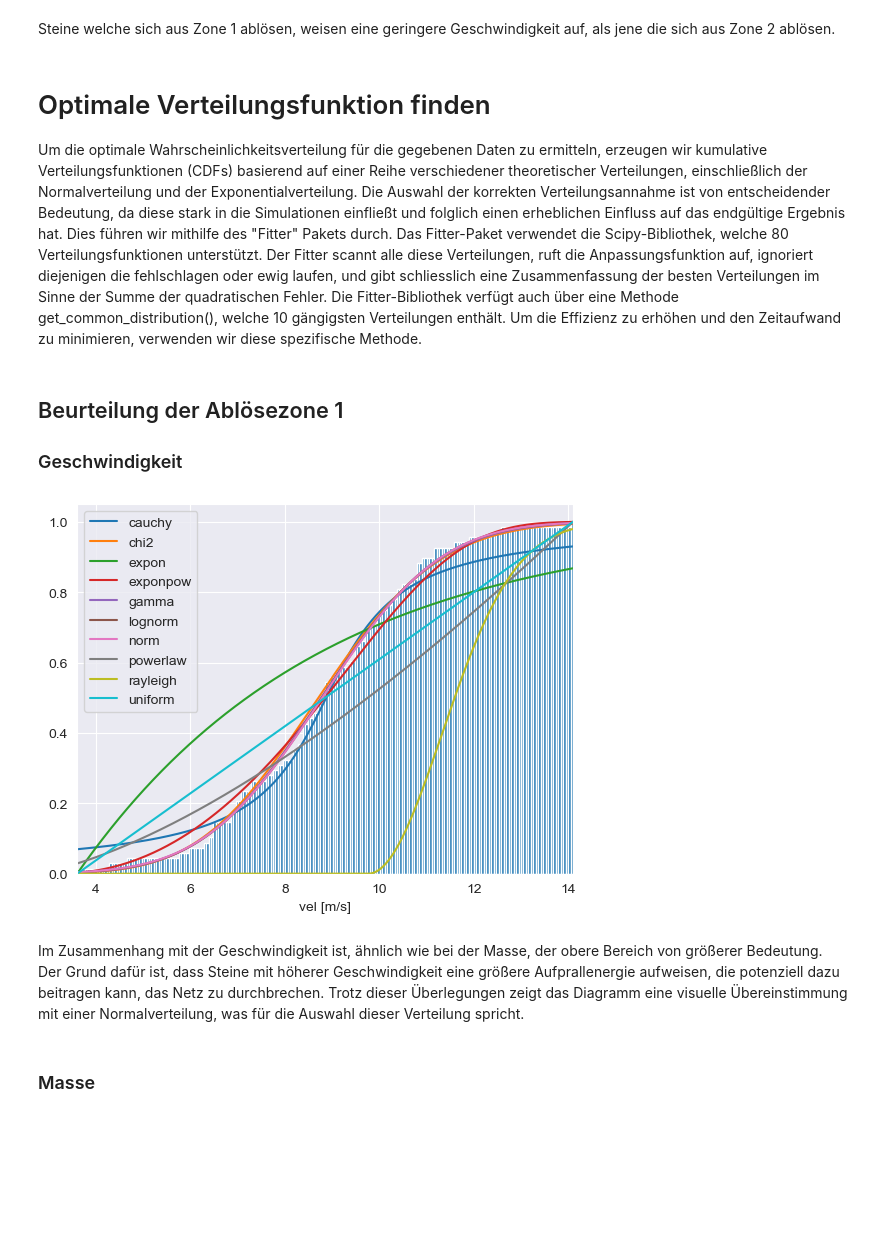
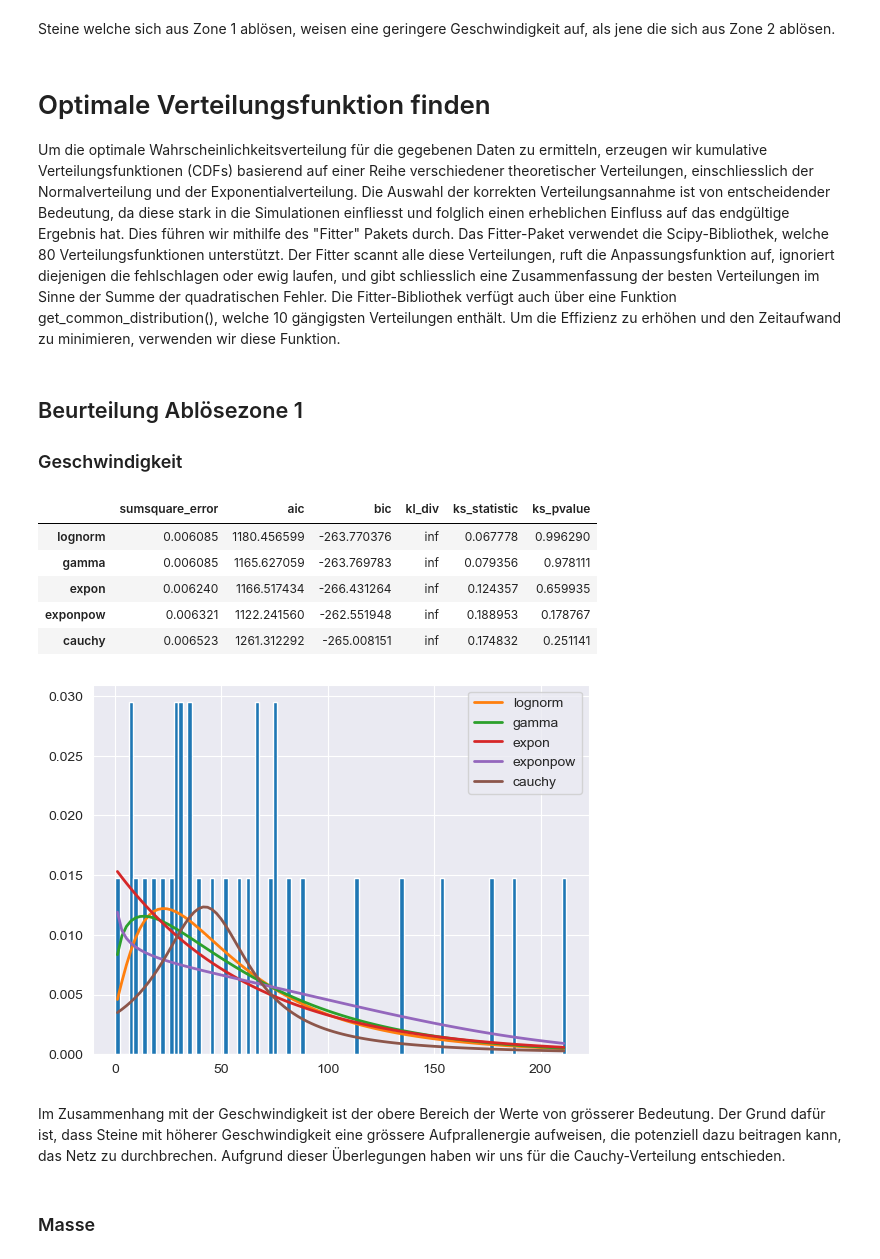
Before and after one commit to ChristianHeeb/cwm1_challenge, a Jupyter notebook: 01_notebook/notebook.ipynb, the cells around one changed output. Cells and saved outputs as stored; diff of their text form; code cells hidden in the pictures; blank space fills up the shorter version.

```diff
--- a/01_notebook/notebook.ipynb
+++ b/01_notebook/notebook.ipynb
@@ -622,6 +624,6 @@ Steine welche sich aus Zone 1 ablösen, weisen eine geringere Geschwindigkeit au
 # %% [markdown]
 # Optimale Verteilungsfunktion finden
 
-Um die optimale Wahrscheinlichkeitsverteilung für die gegebenen Daten zu ermitteln, erzeugen wir kumulative Verteilungsfunktionen (CDFs) basierend auf einer Reihe verschiedener theoretischer Verteilungen, einschließlich der Normalverteilung und der Exponentialverteilung. Die Auswahl der korrekten Verteilungsannahme ist von entscheidender Bedeutung, da diese stark in die Simulationen einfließt und folglich einen erheblichen Einfluss auf das endgültige Ergebnis hat.
+Um die optimale Wahrscheinlichkeitsverteilung für die gegebenen Daten zu ermitteln, erzeugen wir kumulative Verteilungsfunktionen (CDFs) basierend auf einer Reihe verschiedener theoretischer Verteilungen, einschliesslich der Normalverteilung und der Exponentialverteilung. Die Auswahl der korrekten Verteilungsannahme ist von entscheidender Bedeutung, da diese stark in die Simulationen einfliesst und folglich einen erheblichen Einfluss auf das endgültige Ergebnis hat.
 Dies führen wir mithilfe des "Fitter" Pakets durch. Das Fitter-Paket verwendet die Scipy-Bibliothek, welche 80 Verteilungsfunktionen unterstützt. Der Fitter scannt alle diese Verteilungen, ruft die Anpassungsfunktion auf, ignoriert diejenigen die fehlschlagen oder ewig laufen, und gibt schliesslich eine Zusammenfassung der besten Verteilungen im Sinne der Summe der quadratischen Fehler.
-Die Fitter-Bibliothek verfügt auch über eine Methode get_common_distribution(), welche 10 gängigsten Verteilungen enthält. Um die Effizienz zu erhöhen und den Zeitaufwand zu minimieren, verwenden wir diese spezifische Methode.
+Die Fitter-Bibliothek verfügt auch über eine Funktion get_common_distribution(), welche 10 gängigsten Verteilungen enthält. Um die Effizienz zu erhöhen und den Zeitaufwand zu minimieren, verwenden wir diese Funktion.
@@ -647,13 +630,27 @@ def dist_fitter(data):
 # %% [markdown]
-## Beurteilung der Ablösezone 1
+## Beurteilung Ablösezone 1
 
 ### Geschwindigkeit
-# %%
-dist_fitter(df_zone1["vel [m/s]"])
-# %% [output]
-[figure, removed]
+# %%
+#convert data to NumPy array
+df1_vel = df_zone2["timediff [h]"].values
+
+#fit common distributions to find best
+f = Fitter(df1_vel, distributions= get_common_distributions())
+f.fit()
+
+#shows the different distributions and fit statistics
+f.summary()
+# %% [output]
+|  | sumsquare_error | aic | bic | kl_div | ks_statistic | ks_pvalue |
+| lognorm | 0.006085 | 1180.456599 | -263.770376 | inf | 0.067778 | 0.996290 |
+| gamma | 0.006085 | 1165.627059 | -263.769783 | inf | 0.079356 | 0.978111 |
+| expon | 0.006240 | 1166.517434 | -266.431264 | inf | 0.124357 | 0.659935 |
+| exponpow | 0.006321 | 1122.241560 | -262.551948 | inf | 0.188953 | 0.178767 |
+| cauchy | 0.006523 | 1261.312292 | -265.008151 | inf | 0.174832 | 0.251141 |
+[figure, added]
 # %% [markdown]
-Im Zusammenhang mit der Geschwindigkeit ist, ähnlich wie bei der Masse, der obere Bereich von größerer Bedeutung. Der Grund dafür ist, dass Steine mit höherer Geschwindigkeit eine größere Aufprallenergie aufweisen, die potenziell dazu beitragen kann, das Netz zu durchbrechen.
- Trotz dieser Überlegungen zeigt das Diagramm eine visuelle Übereinstimmung mit einer Normalverteilung, was für die Auswahl dieser Verteilung spricht.
+Im Zusammenhang mit der Geschwindigkeit ist der obere Bereich der Werte von grösserer Bedeutung. Der Grund dafür ist, dass Steine mit höherer Geschwindigkeit eine grössere Aufprallenergie aufweisen, die potenziell dazu beitragen kann, das Netz zu durchbrechen.
+Aufgrund dieser Überlegungen haben wir uns für die Cauchy-Verteilung entschieden.
 # %% [markdown]
 ### Masse
```
Also changed, not shown: parts of 42 cells of this notebook.
